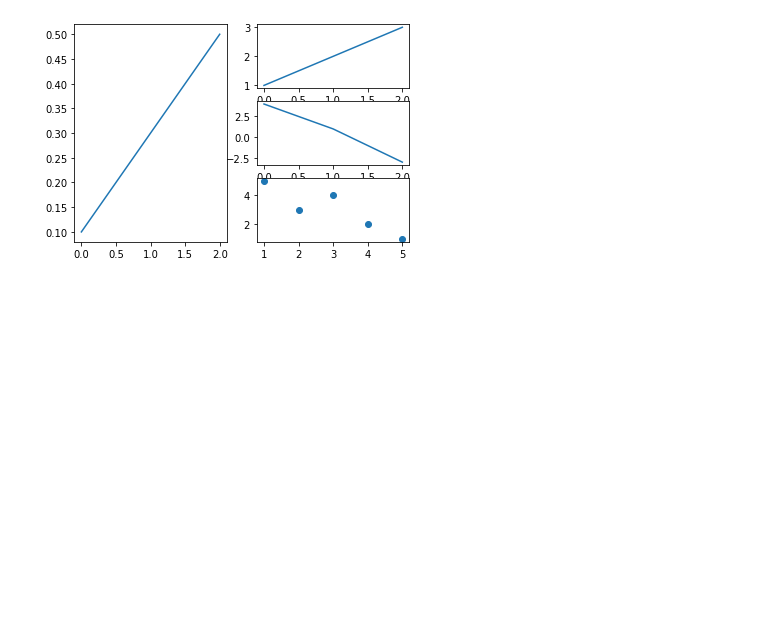
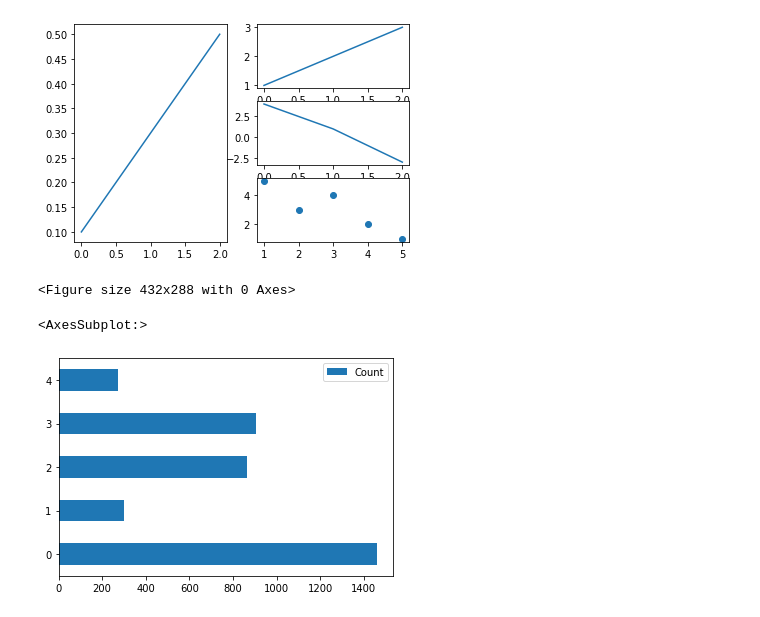
Before and after one commit to yeonseocho/machine-learning-and-python, a Jupyter notebook: basic python/시각화 라이브러리.ipynb, the cells around one changed output. Saved outputs shown, nothing was run; the diff lists cells and outputs as text; code cells hidden in the pictures; blank space fills up the shorter version.

```diff
--- a/basic python/시각화 라이브러리.ipynb
+++ b/basic python/시각화 라이브러리.ipynb
@@ -79,3 +79,18 @@ plt.scatter([1,2,3,4,5],[5,3,4,2,1])
 plt.show()
 # %% [output]
 [figure]
+# %%
+# Dataframe 으로 바로 plotting 가능
+import pandas as pd
+
+df=pd.DataFrame({"Menu":x, "Count": y})
+#df=pd.DataFrame(data=y, index=x, columns=["Count"])
+plt.figure()
+plt.show()
+#df.plot(kind="barh")
+df
+df.plot(kind="barh")
+# %% [output]
+<Figure size 432x288 with 0 Axes>
+<AxesSubplot:>
+[figure, added]
```
Also changed, not shown: parts of 1 cell of this notebook, 1 other file.
